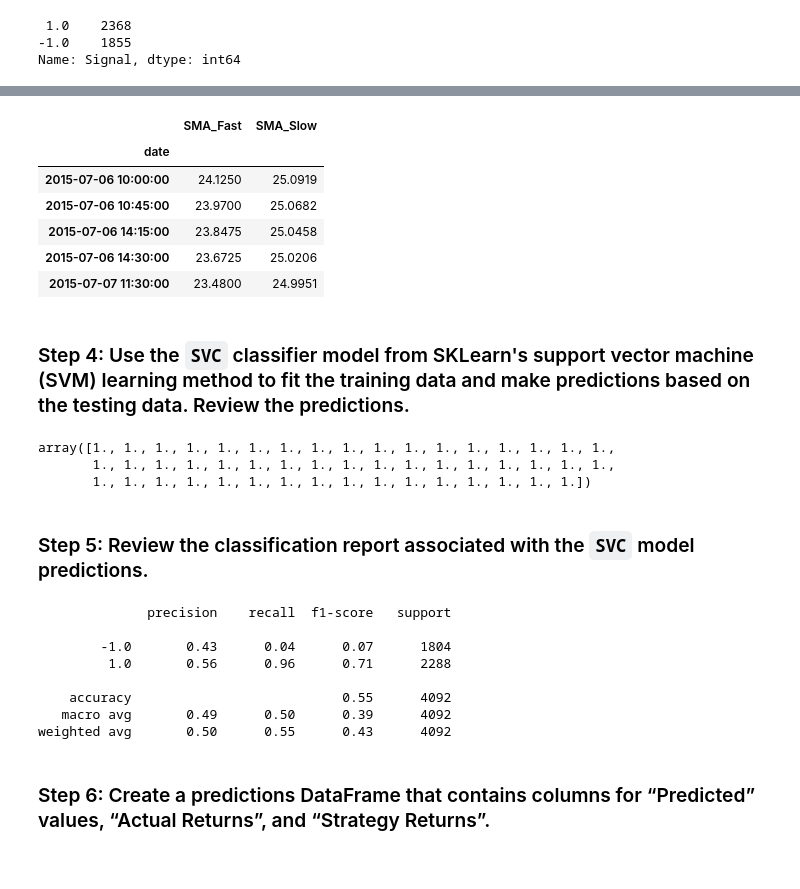
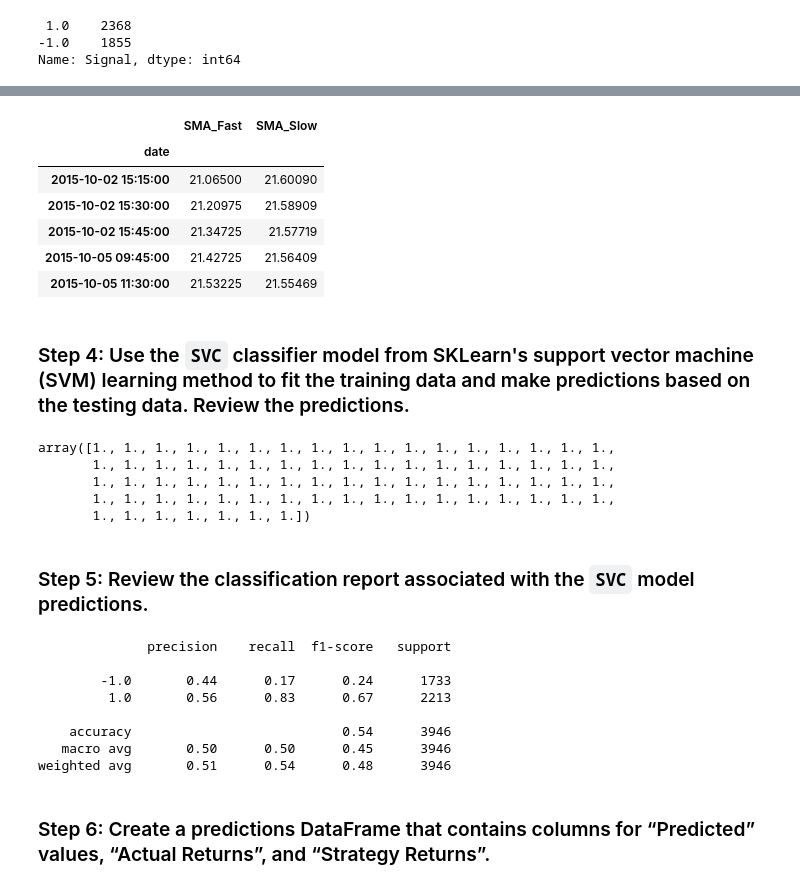
Before and after one commit to MuayThaiLegz/module_14, a Jupyter notebook: machine_learning_trading_bot.ipynb, the cells around one changed output, grey strips where cells are left out. Saved outputs shown, nothing was run; the diff lists cells and outputs as text; code cells hidden in the pictures.

```diff
--- a/machine_learning_trading_bot.ipynb
+++ b/machine_learning_trading_bot.ipynb
@@ -232,7 +232,7 @@ display(signals_df.tail())
 ### Step 3: Split the data into training and testing datasets.
 # %%
 # Assign a copy of the sma_fast and sma_slow columns to a features DataFrame called X
-X = signals_df[['SMA_Fast', 'SMA_Slow']].shift().dropna().copy()
+X = signals_df[['SMA_Fast', 'SMA_Slow']].shift().dropna()
 
 # Review the DataFrame
 X.head()
@@ -246,7 +246,7 @@ X.head()
 | 2015-04-06 09:30:00 | 24.9475 | 24.3463 |
 # %%
 # Create the target set selecting the Signal column and assiging it to y
-y = signals_df['Signal'].copy()
+y = signals_df['Signal']
 
 # Review the value counts
 y.value_counts()
@@ -265,6 +266,6 @@ print(training_begin)
 # %%
 # Select the ending period for the training data with an offset of 3 months
-training_end = X.index.min() + DateOffset(months=3)
+training_end = X.index.min() + DateOffset(months=6)
 
 # Display the training end date
 print(training_end)
@@ -288,18 +289,18 @@ X_train.head()
 # %%
 # Generate the X_test and y_test DataFrames
-X_test = X.loc[training_end+DateOffset(hours=1):]
-y_test = y.loc[training_end+DateOffset(hours=1):]
+X_test = X.loc[training_end:]
+y_test = y.loc[training_end:]
 
 # Review the X_test DataFrame
 X_test.head()
 # %% [output]
 |  | SMA_Fast | SMA_Slow |
 | date |  |  |
-| 2015-07-06 10:00:00 | 24.1250 | 25.0919 |
-| 2015-07-06 10:45:00 | 23.9700 | 25.0682 |
-| 2015-07-06 14:15:00 | 23.8475 | 25.0458 |
-| 2015-07-06 14:30:00 | 23.6725 | 25.0206 |
-| 2015-07-07 11:30:00 | 23.4800 | 24.9951 |
+| 2015-10-02 15:15:00 | 21.06500 | 21.60090 |
+| 2015-10-02 15:30:00 | 21.20975 | 21.58909 |
+| 2015-10-02 15:45:00 | 21.34725 | 21.57719 |
+| 2015-10-05 09:45:00 | 21.42725 | 21.56409 |
+| 2015-10-05 11:30:00 | 21.53225 | 21.55469 |
 # %%
 # Scale the features DataFrames
 
@@ -321,24 +322,25 @@ svm_model = svm.SVC()
 
 # Fit the model to the data using the training data
 svm_model = svm_model.fit(X_train_scaled, y_train)
-# YOUR CODE HERE
 
-# Use the testing data to make the model predictions
-test_svm_pred = svm_model.predict(X_test_scaled)
-# YOUR CODE HERE
+# Use the training data to make the model predictions
+svm_pred = svm_model.predict(X_test_scaled)
+
 
 # Review the model's predicted values
 # YOUR CODE HERE
-test_svm_pred[:50]
+svm_pred[:75]
 # %% [output]
 array([1., 1., 1., 1., 1., 1., 1., 1., 1., 1., 1., 1., 1., 1., 1., 1., 1.,
        1., 1., 1., 1., 1., 1., 1., 1., 1., 1., 1., 1., 1., 1., 1., 1., 1.,
-       1., 1., 1., 1., 1., 1., 1., 1., 1., 1., 1., 1., 1., 1., 1., 1.])
+       1., 1., 1., 1., 1., 1., 1., 1., 1., 1., 1., 1., 1., 1., 1., 1., 1.,
+       1., 1., 1., 1., 1., 1., 1., 1., 1., 1., 1., 1., 1., 1., 1., 1., 1.,
+       1., 1., 1., 1., 1., 1., 1.])
 # %% [markdown]
 ### Step 5: Review the classification report associated with the `SVC` model predictions.
 # %%
 # Use a classification report to evaluate the model using the predictions and testing data
-svm_testing_report = classification_report(y_test, test_svm_pred)
+svm_testing_report = classification_report(y_test, svm_pred)
 # YOUR CODE HERE
 
 # Print the classification report
@@ -347,12 +349,12 @@ print(svm_testing_report)
 # %% [output]
               precision    recall  f1-score   support
 
-        -1.0       0.43      0.04      0.07      1804
-         1.0       0.56      0.96      0.71      2288
+        -1.0       0.44      0.17      0.24      1733
+         1.0       0.56      0.83      0.67      2213
 
-    accuracy                           0.55      4092
-   macro avg       0.49      0.50      0.39      4092
-weighted avg       0.50      0.55      0.43      4092
+    accuracy                           0.54      3946
+   macro avg       0.50      0.50      0.45      3946
+weighted avg       0.51      0.54      0.48      3946
 # %% [markdown]
 ### Step 6: Create a predictions DataFrame that contains columns for “Predicted” values, “Actual Returns”, and “Strategy Returns”.
 # %%
```
Also changed, not shown: parts of 22 cells of this notebook.
